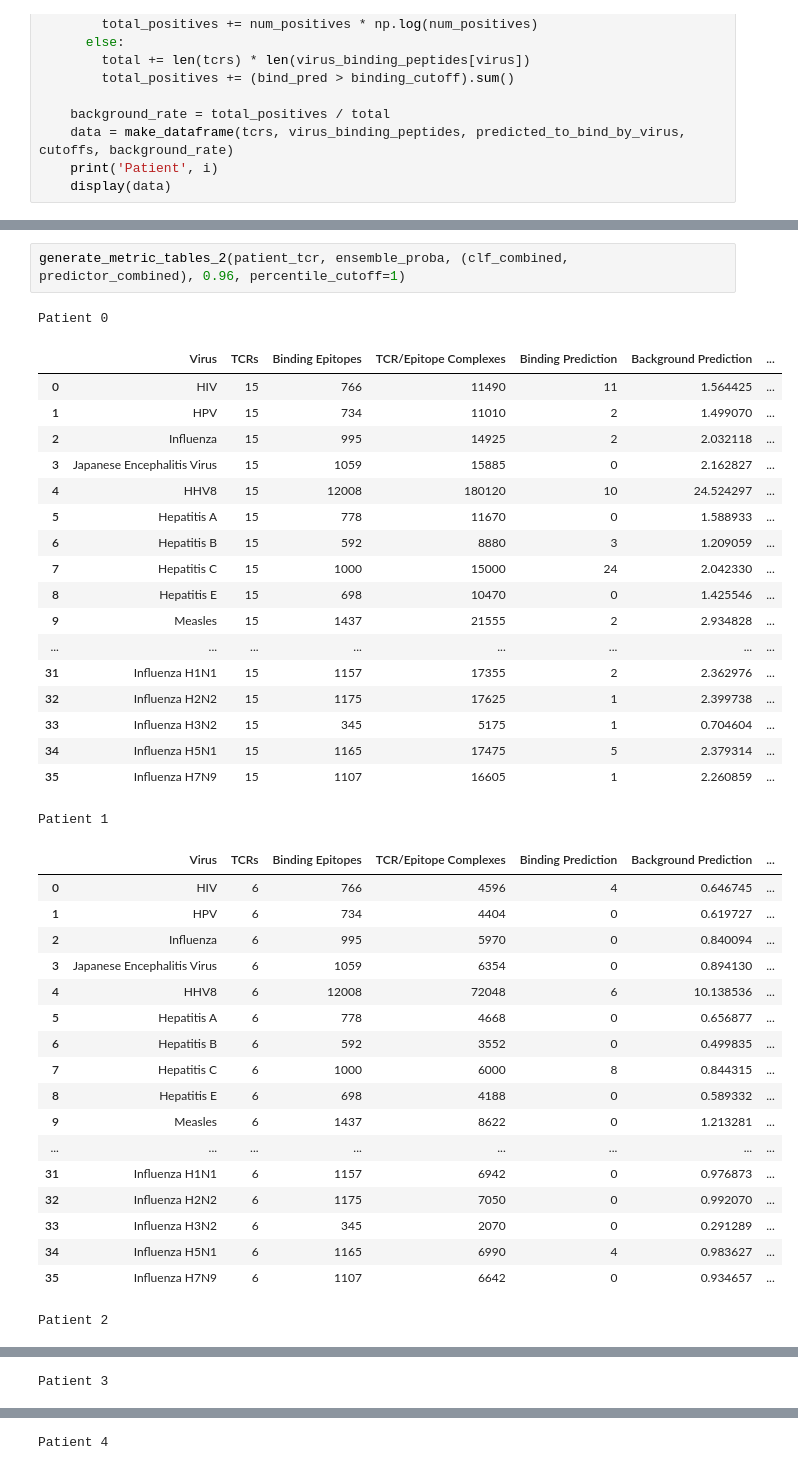
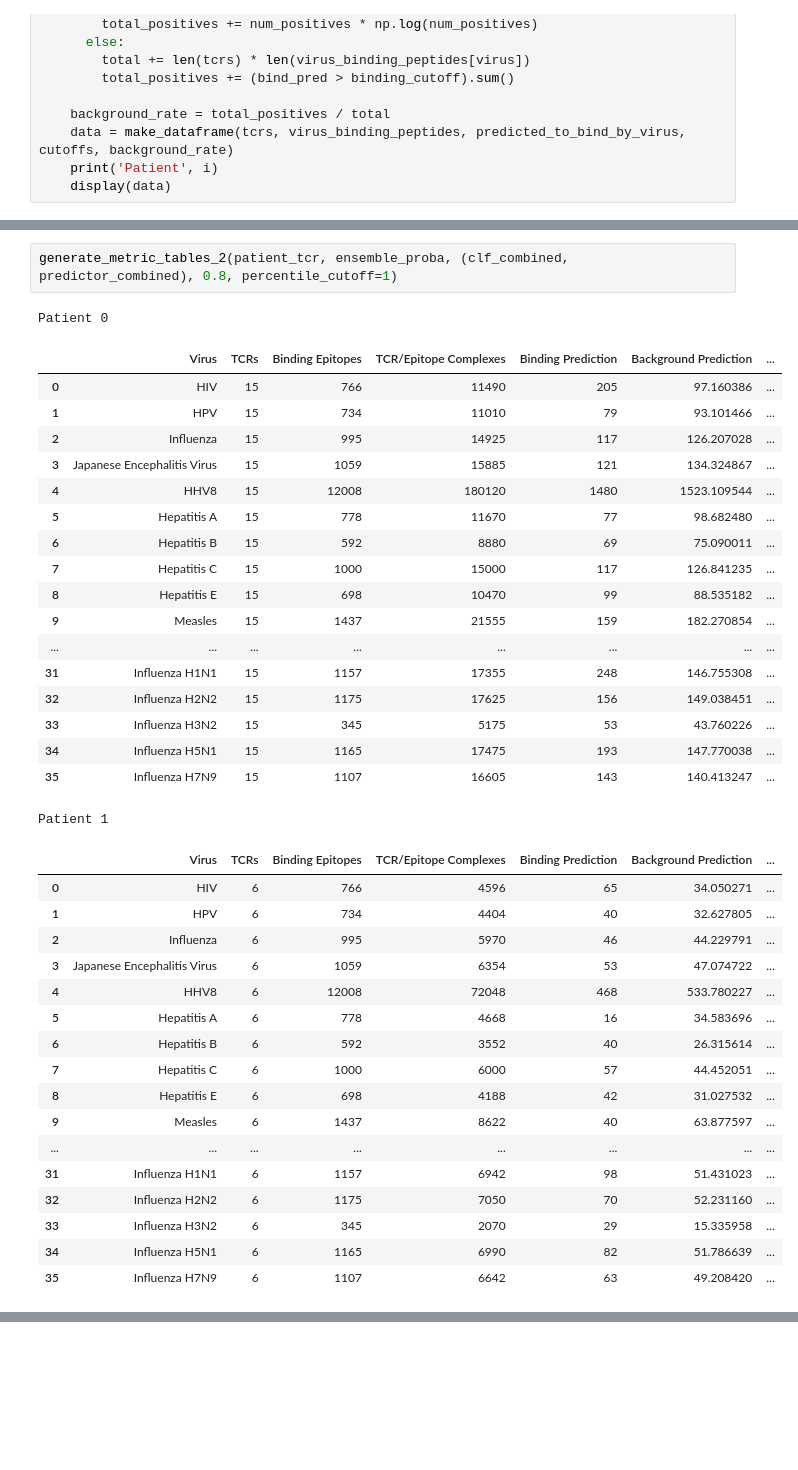
Before and after one commit to alexanderwhatley/TCR-Pathogen-Identification, a Jupyter notebook: benchmark_methods.ipynb, the cells around one changed output, grey strips where cells are left out. Cells and saved outputs as stored; diff of their text form; blank space fills up the shorter version.

```diff
--- a/benchmark_methods.ipynb
+++ b/benchmark_methods.ipynb
@@ -961,40 +880,39 @@ Patient 4
 # %%
-generate_metric_tables_2(patient_tcr, ensemble_proba, (clf_combined, predictor_combined), 0.96, percentile_cutoff=1)
+generate_metric_tables_2(patient_tcr, ensemble_proba, (clf_combined, predictor_combined), 0.8, percentile_cutoff=1)
 # %% [output]
 Patient 0
 |  | Virus | TCRs | Binding Epitopes | TCR/Epitope Complexes | Binding Prediction | Background Prediction | ... |
-| 0 | HIV | 15 | 766 | 11490 | 11 | 1.564425 | ... |
-| 1 | HPV | 15 | 734 | 11010 | 2 | 1.499070 | ... |
-| 2 | Influenza | 15 | 995 | 14925 | 2 | 2.032118 | ... |
-| 3 | Japanese Encephalitis Virus | 15 | 1059 | 15885 | 0 | 2.162827 | ... |
-| 4 | HHV8 | 15 | 12008 | 180120 | 10 | 24.524297 | ... |
-| 5 | Hepatitis A | 15 | 778 | 11670 | 0 | 1.588933 | ... |
-| 6 | Hepatitis B | 15 | 592 | 8880 | 3 | 1.209059 | ... |
-| 7 | Hepatitis C | 15 | 1000 | 15000 | 24 | 2.042330 | ... |
-| 8 | Hepatitis E | 15 | 698 | 10470 | 0 | 1.425546 | ... |
-| 9 | Measles | 15 | 1437 | 21555 | 2 | 2.934828 | ... |
+| 0 | HIV | 15 | 766 | 11490 | 205 | 97.160386 | ... |
+| 1 | HPV | 15 | 734 | 11010 | 79 | 93.101466 | ... |
+| 2 | Influenza | 15 | 995 | 14925 | 117 | 126.207028 | ... |
+| 3 | Japanese Encephalitis Virus | 15 | 1059 | 15885 | 121 | 134.324867 | ... |
+| 4 | HHV8 | 15 | 12008 | 180120 | 1480 | 1523.109544 | ... |
+| 5 | Hepatitis A | 15 | 778 | 11670 | 77 | 98.682480 | ... |
+| 6 | Hepatitis B | 15 | 592 | 8880 | 69 | 75.090011 | ... |
+| 7 | Hepatitis C | 15 | 1000 | 15000 | 117 | 126.841235 | ... |
+| 8 | Hepatitis E | 15 | 698 | 10470 | 99 | 88.535182 | ... |
+| 9 | Measles | 15 | 1437 | 21555 | 159 | 182.270854 | ... |
 | ... | ... | ... | ... | ... | ... | ... | ... |
-| 31 | Influenza H1N1 | 15 | 1157 | 17355 | 2 | 2.362976 | ... |
-| 32 | Influenza H2N2 | 15 | 1175 | 17625 | 1 | 2.399738 | ... |
-| 33 | Influenza H3N2 | 15 | 345 | 5175 | 1 | 0.704604 | ... |
-| 34 | Influenza H5N1 | 15 | 1165 | 17475 | 5 | 2.379314 | ... |
-| 35 | Influenza H7N9 | 15 | 1107 | 16605 | 1 | 2.260859 | ... |
+| 31 | Influenza H1N1 | 15 | 1157 | 17355 | 248 | 146.755308 | ... |
+| 32 | Influenza H2N2 | 15 | 1175 | 17625 | 156 | 149.038451 | ... |
+| 33 | Influenza H3N2 | 15 | 345 | 5175 | 53 | 43.760226 | ... |
+| 34 | Influenza H5N1 | 15 | 1165 | 17475 | 193 | 147.770038 | ... |
+| 35 | Influenza H7N9 | 15 | 1107 | 16605 | 143 | 140.413247 | ... |
 Patient 1
 |  | Virus | TCRs | Binding Epitopes | TCR/Epitope Complexes | Binding Prediction | Background Prediction | ... |
-| 0 | HIV | 6 | 766 | 4596 | 4 | 0.646745 | ... |
-| 1 | HPV | 6 | 734 | 4404 | 0 | 0.619727 | ... |
-| 2 | Influenza | 6 | 995 | 5970 | 0 | 0.840094 | ... |
-| 3 | Japanese Encephalitis Virus | 6 | 1059 | 6354 | 0 | 0.894130 | ... |
-| 4 | HHV8 | 6 | 12008 | 72048 | 6 | 10.138536 | ... |
-| 5 | Hepatitis A | 6 | 778 | 4668 | 0 | 0.656877 | ... |
-| 6 | Hepatitis B | 6 | 592 | 3552 | 0 | 0.499835 | ... |
-| 7 | Hepatitis C | 6 | 1000 | 6000 | 8 | 0.844315 | ... |
-| 8 | Hepatitis E | 6 | 698 | 4188 | 0 | 0.589332 | ... |
-| 9 | Measles | 6 | 1437 | 8622 | 0 | 1.213281 | ... |
+| 0 | HIV | 6 | 766 | 4596 | 65 | 34.050271 | ... |
+| 1 | HPV | 6 | 734 | 4404 | 40 | 32.627805 | ... |
+| 2 | Influenza | 6 | 995 | 5970 | 46 | 44.229791 | ... |
+| 3 | Japanese Encephalitis Virus | 6 | 1059 | 6354 | 53 | 47.074722 | ... |
+| 4 | HHV8 | 6 | 12008 | 72048 | 468 | 533.780227 | ... |
+| 5 | Hepatitis A | 6 | 778 | 4668 | 16 | 34.583696 | ... |
+| 6 | Hepatitis B | 6 | 592 | 3552 | 40 | 26.315614 | ... |
+| 7 | Hepatitis C | 6 | 1000 | 6000 | 57 | 44.452051 | ... |
+| 8 | Hepatitis E | 6 | 698 | 4188 | 42 | 31.027532 | ... |
+| 9 | Measles | 6 | 1437 | 8622 | 40 | 63.877597 | ... |
 | ... | ... | ... | ... | ... | ... | ... | ... |
-| 31 | Influenza H1N1 | 6 | 1157 | 6942 | 0 | 0.976873 | ... |
-| 32 | Influenza H2N2 | 6 | 1175 | 7050 | 0 | 0.992070 | ... |
-| 33 | Influenza H3N2 | 6 | 345 | 2070 | 0 | 0.291289 | ... |
-| 34 | Influenza H5N1 | 6 | 1165 | 6990 | 4 | 0.983627 | ... |
-| 35 | Influenza H7N9 | 6 | 1107 | 6642 | 0 | 0.934657 | ... |
+| 31 | Influenza H1N1 | 6 | 1157 | 6942 | 98 | 51.431023 | ... |
+| 32 | Influenza H2N2 | 6 | 1175 | 7050 | 70 | 52.231160 | ... |
+| 33 | Influenza H3N2 | 6 | 345 | 2070 | 29 | 15.335958 | ... |
+| 34 | Influenza H5N1 | 6 | 1165 | 6990 | 82 | 51.786639 | ... |
+| 35 | Influenza H7N9 | 6 | 1107 | 6642 | 63 | 49.208420 | ... |
-Patient 2
@@ -1018 +918,0 @@ Patient 2
-Patient 3
@@ -1036 +918,0 @@ Patient 3
-Patient 4
```
Also changed, not shown: parts of 12 cells of this notebook.
